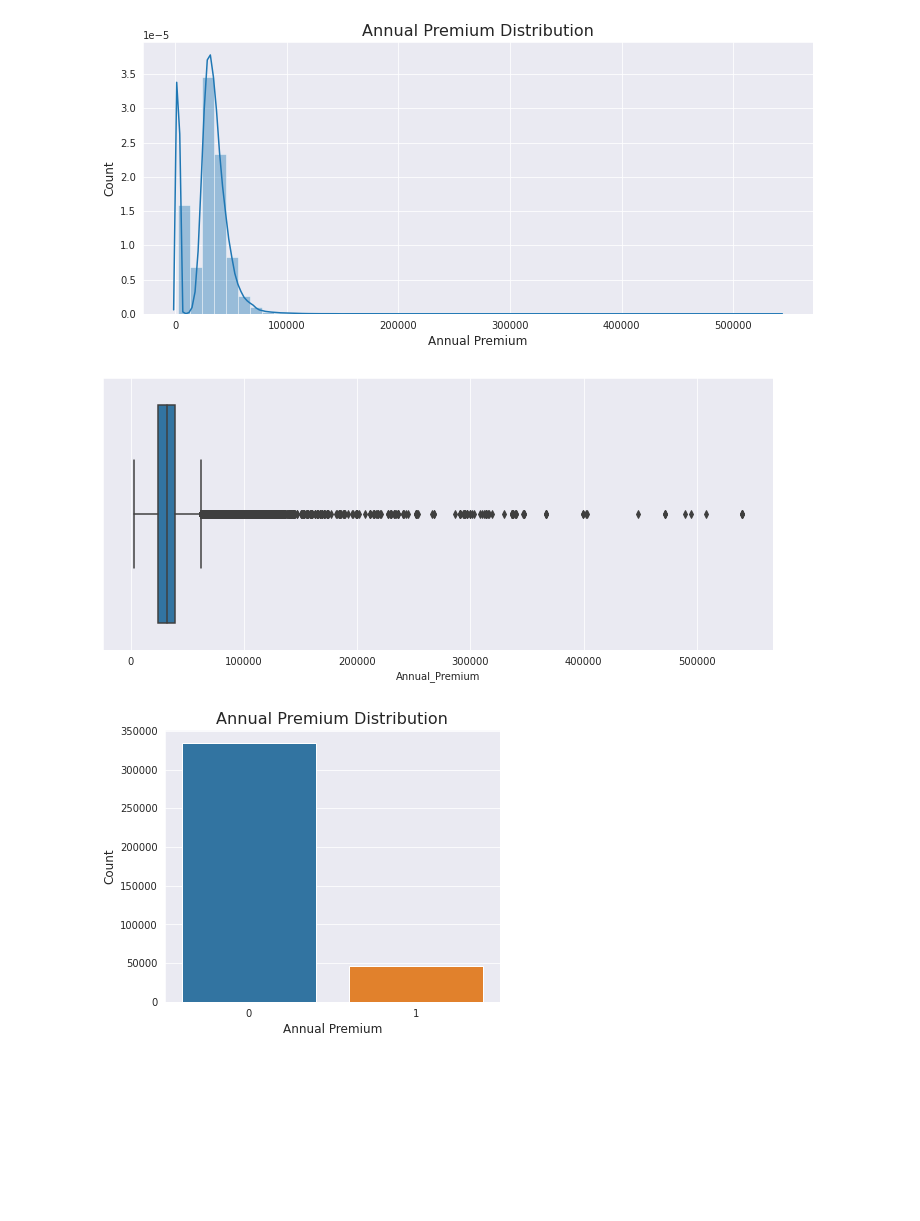
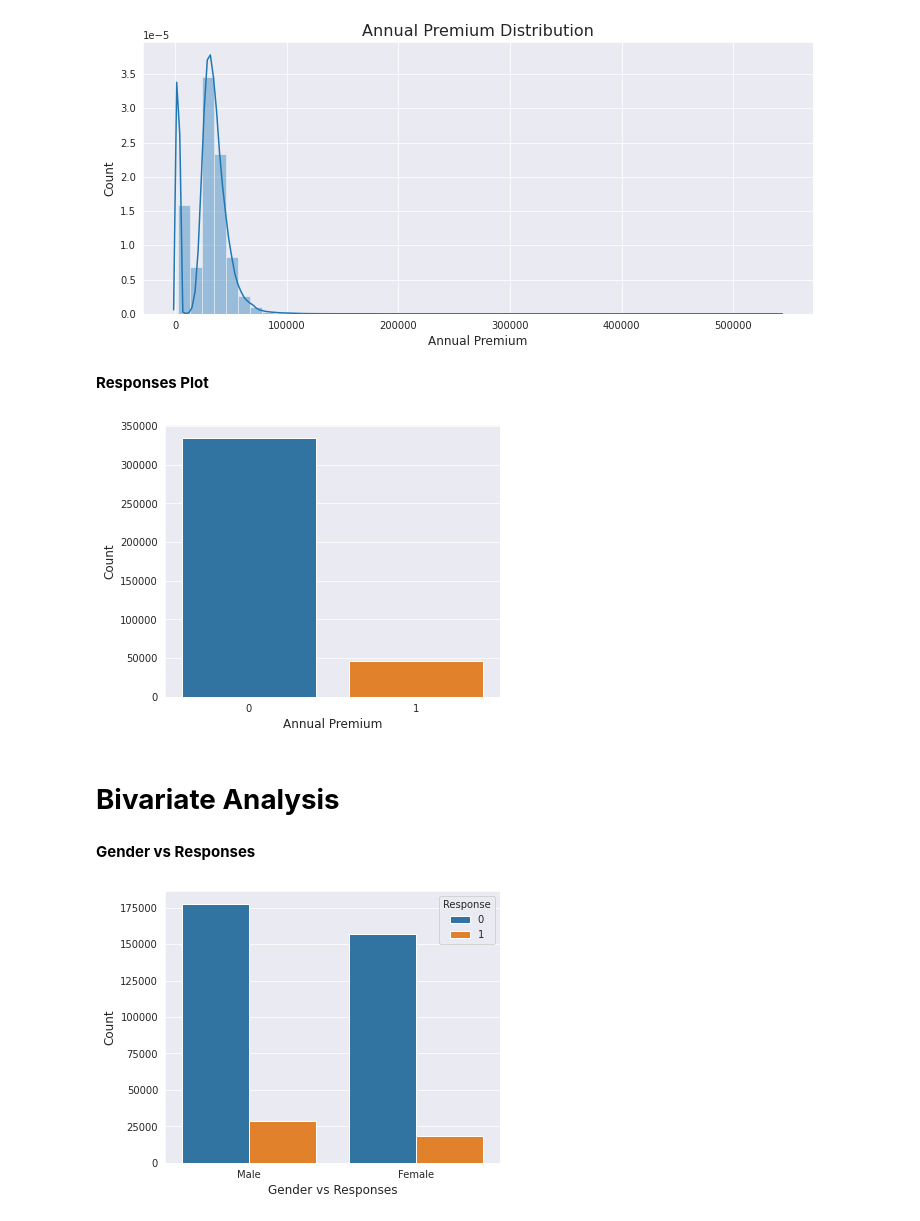
Before and after one commit to AshboyOP/Health-Insurance-Prediction-Capstone-Project, a Jupyter notebook: Classification_Capstone.ipynb, the cells around one changed output. Saved outputs shown, nothing was run; the diff lists cells and outputs as text; code cells hidden in the pictures; blank space fills up the shorter version.

```diff
--- a/Classification_Capstone.ipynb
+++ b/Classification_Capstone.ipynb
@@ -197,20 +177,27 @@ plt.ylabel('Count', fontsize=12)
 plt.show()
 # %% [output]
 [figure]
+# %% [markdown]
+**Responses Plot**
 # %%
 sns.set_style('darkgrid')
-plt.figure(figsize=(12,5))
-sns.boxplot(df['Annual_Premium'])
+plt.figure(figsize=(6,5))
+sns.countplot(df['Response'])
+plt.xlabel('Annual Premium', fontsize=12)
+plt.ylabel('Count', fontsize=12)
 plt.show()
 # %% [output]
-[figure, old version]
+[figure, new version]
+# %% [markdown]
+# **Bivariate Analysis**
+# %% [markdown]
+**Gender vs Responses**
 # %%
 sns.set_style('darkgrid')
 plt.figure(figsize=(6,5))
-sns.countplot(df['Response'])
-plt.title('Annual Premium Distribution', fontsize=16)
-plt.xlabel('Annual Premium', fontsize=12)
+sns.countplot(df['Gender'], hue=df['Response'])
+plt.xlabel('Gender vs Responses', fontsize=12)
 plt.ylabel('Count', fontsize=12)
 plt.show()
 # %% [output]
-[figure, old version]
+[figure, new version]
```
Also changed, not shown: parts of 49 cells of this notebook.
